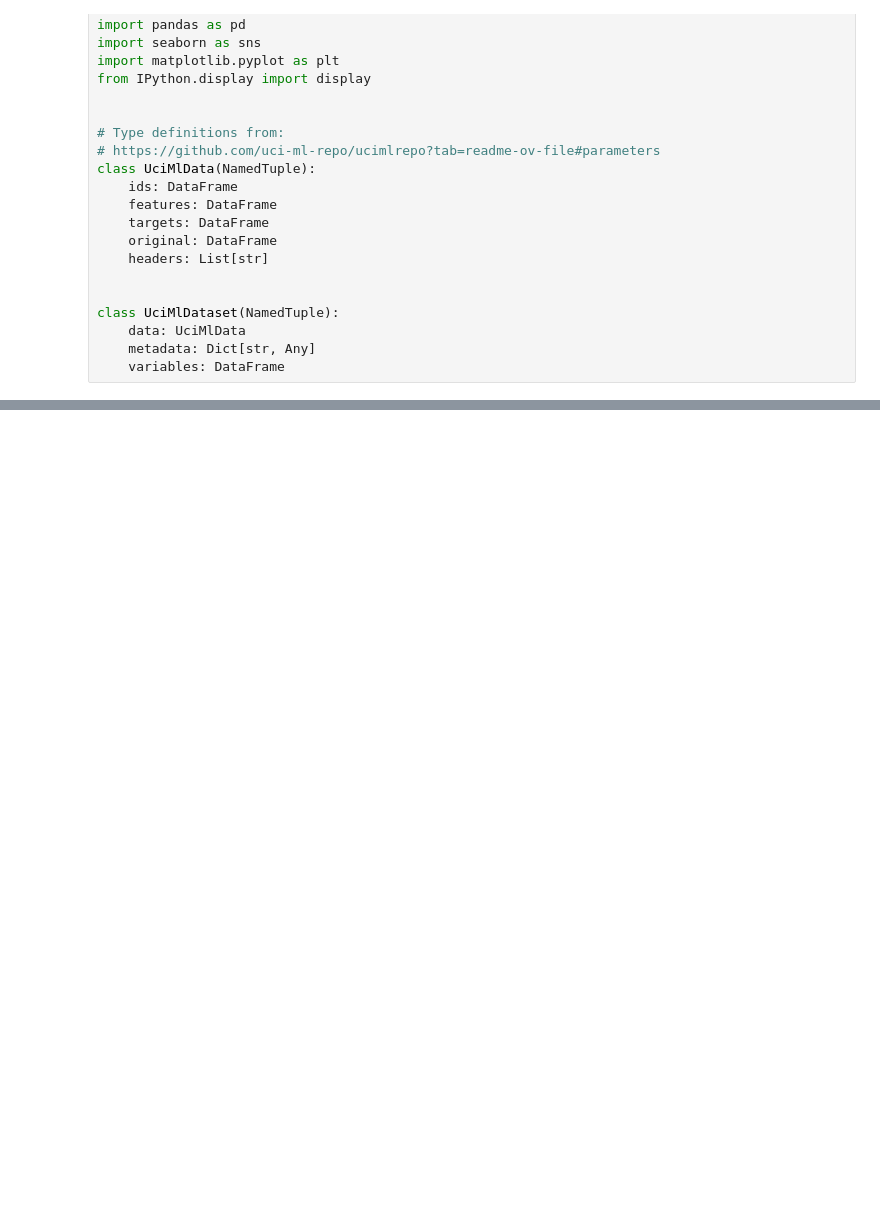
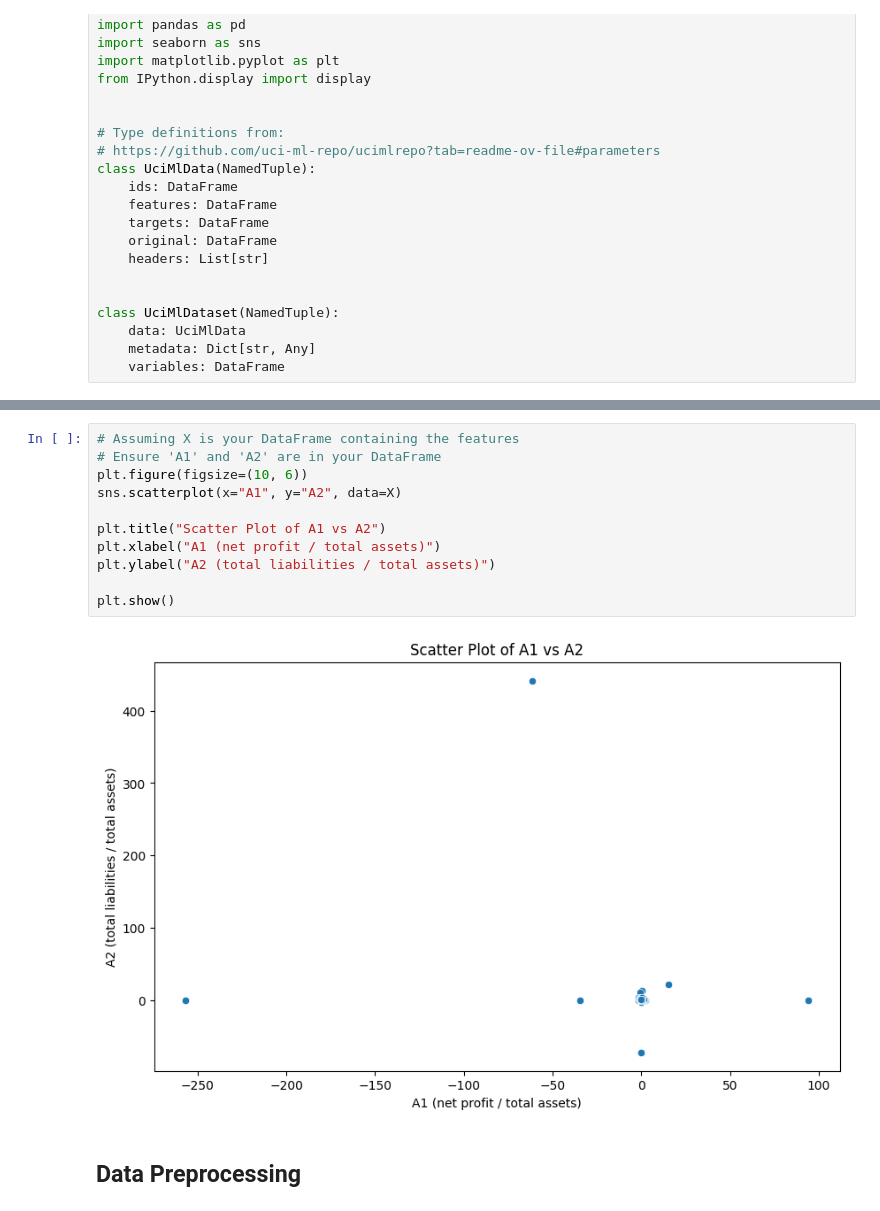
Before and after one commit to piotrdurniat/ml-l1-pcb, a Jupyter notebook: uczenie-maszynowe-lab-1.ipynb, the cells around one changed output, grey strips where cells are left out. Saved outputs shown, nothing was run; the diff lists cells and outputs as text; blank space fills up the shorter version.

```diff
--- a/uczenie-maszynowe-lab-1.ipynb
+++ b/uczenie-maszynowe-lab-1.ipynb
@@ -156,0 +279,15 @@ display(pd.DataFrame(feature_description, columns=["Feature", "Description"]))
+# %%
+# Assuming X is your DataFrame containing the features
+# Ensure 'A1' and 'A2' are in your DataFrame
+plt.figure(figsize=(10, 6))
+sns.scatterplot(x="A1", y="A2", data=X)
+
+plt.title("Scatter Plot of A1 vs A2")
+plt.xlabel("A1 (net profit / total assets)")
+plt.ylabel("A2 (total liabilities / total assets)")
+
+plt.show()
+# %% [output]
+[figure, added]
+# %% [markdown]
+## Data Preprocessing
```
Also changed, not shown: parts of 10 cells of this notebook.
